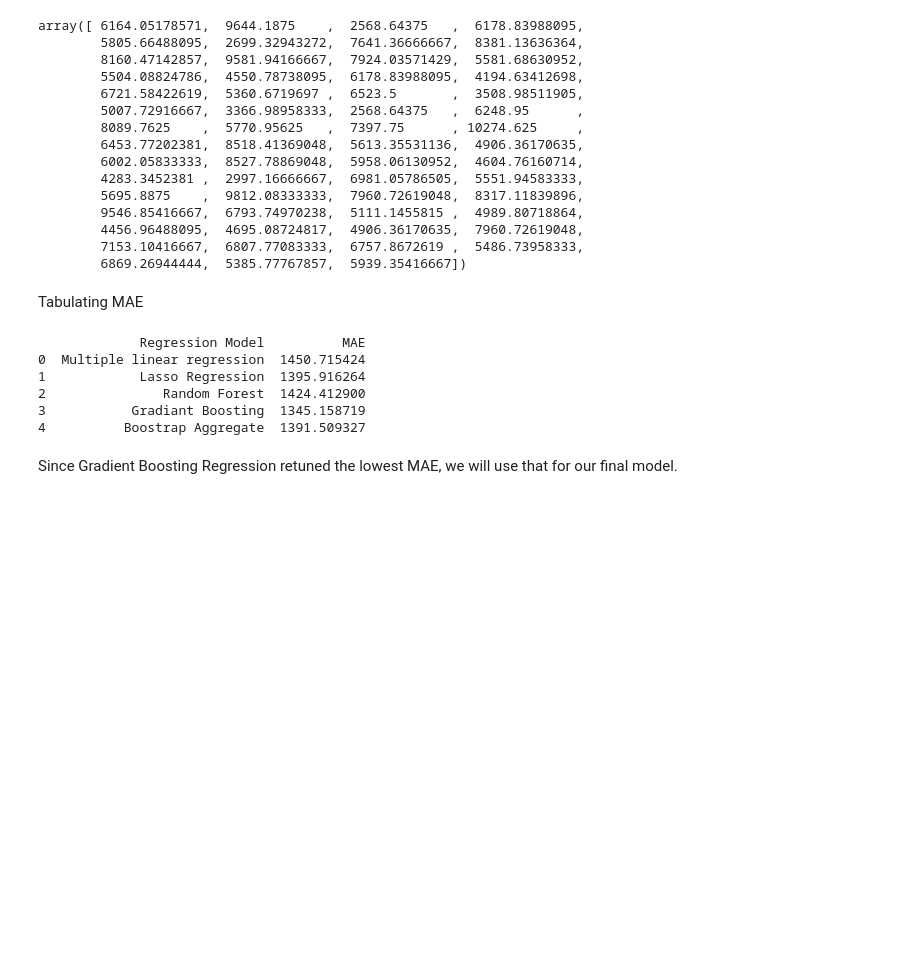
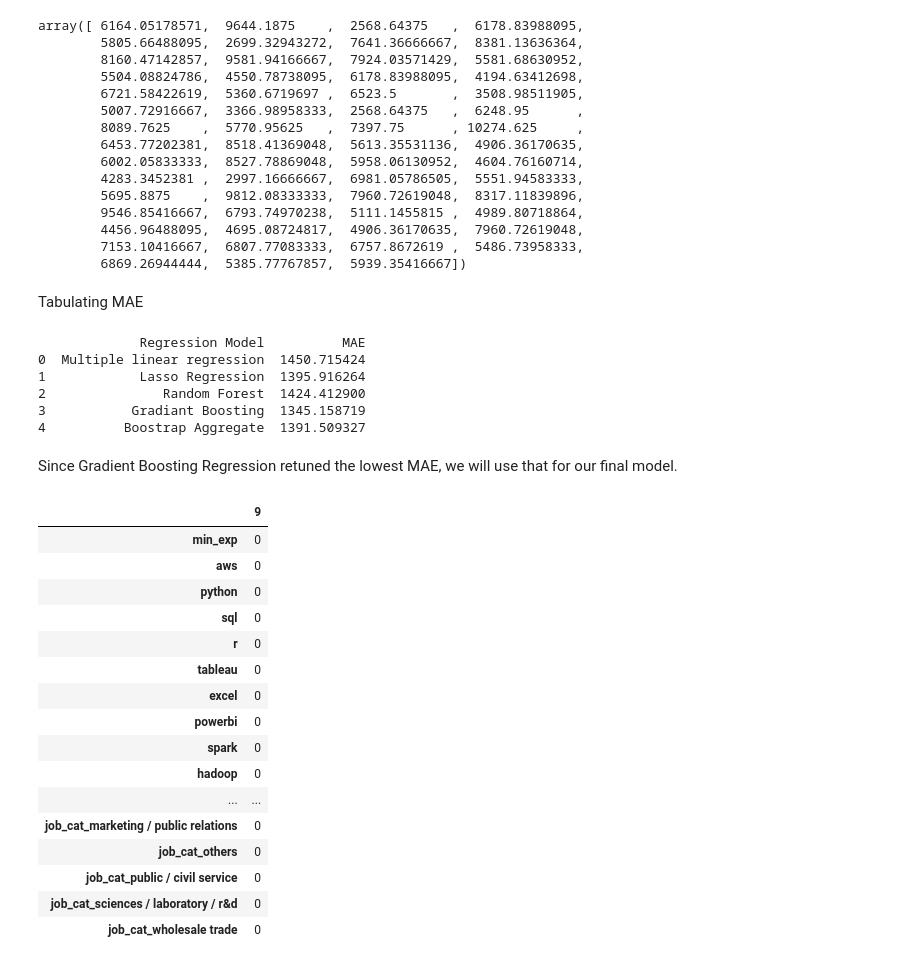
Before and after one commit to edologgerbird/salary_pred, a Jupyter notebook: model_building.ipynb, the cells around one changed output. Drawn from its saved outputs; the diff is of its cells as text; code cells hidden in the pictures; blank space fills up the shorter version.

```diff
--- a/model_building.ipynb
+++ b/model_building.ipynb
@@ -383,3 +383,28 @@ Since Gradient Boosting Regression retuned the lowest MAE, we will use that for
 import pickle
 pickl = {'model': gs_gb.best_estimator_}
 pickle.dump(pickl, open('model_file' + ".p", "wb"))
+# %%
+sample_row = pd.DataFrame(X_test.iloc[1].copy())
+# %%
+for col in sample_row.columns:
+    sample_row[col].values[:] = 0
+# %%
+sample_row
+# %% [output]
+|  | 9 |
+| min_exp | 0 |
+| aws | 0 |
+| python | 0 |
+| sql | 0 |
+| r | 0 |
+| tableau | 0 |
+| excel | 0 |
+| powerbi | 0 |
+| spark | 0 |
+| hadoop | 0 |
+| ... | ... |
+| job_cat_marketing / public relations | 0 |
+| job_cat_others | 0 |
+| job_cat_public / civil service | 0 |
+| job_cat_sciences / laboratory / r&d | 0 |
+| job_cat_wholesale trade | 0 |
```
Also changed, not shown: parts of 1 cell of this notebook, 6 other files.
